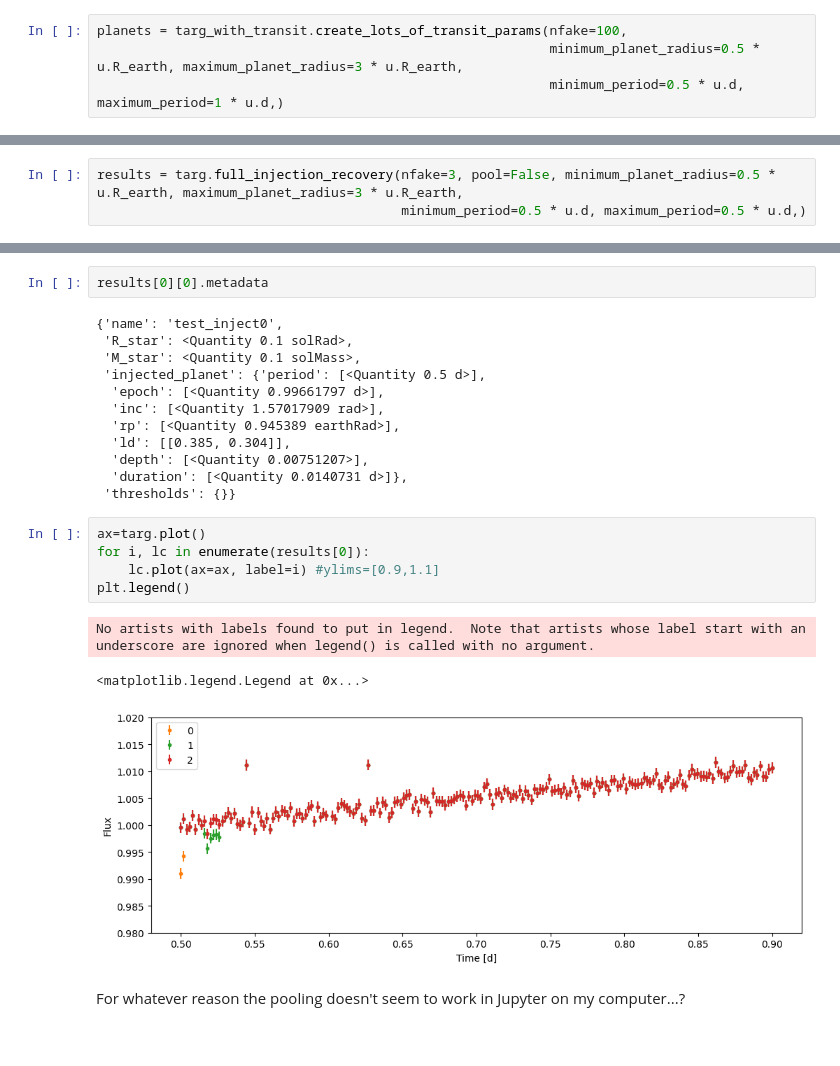
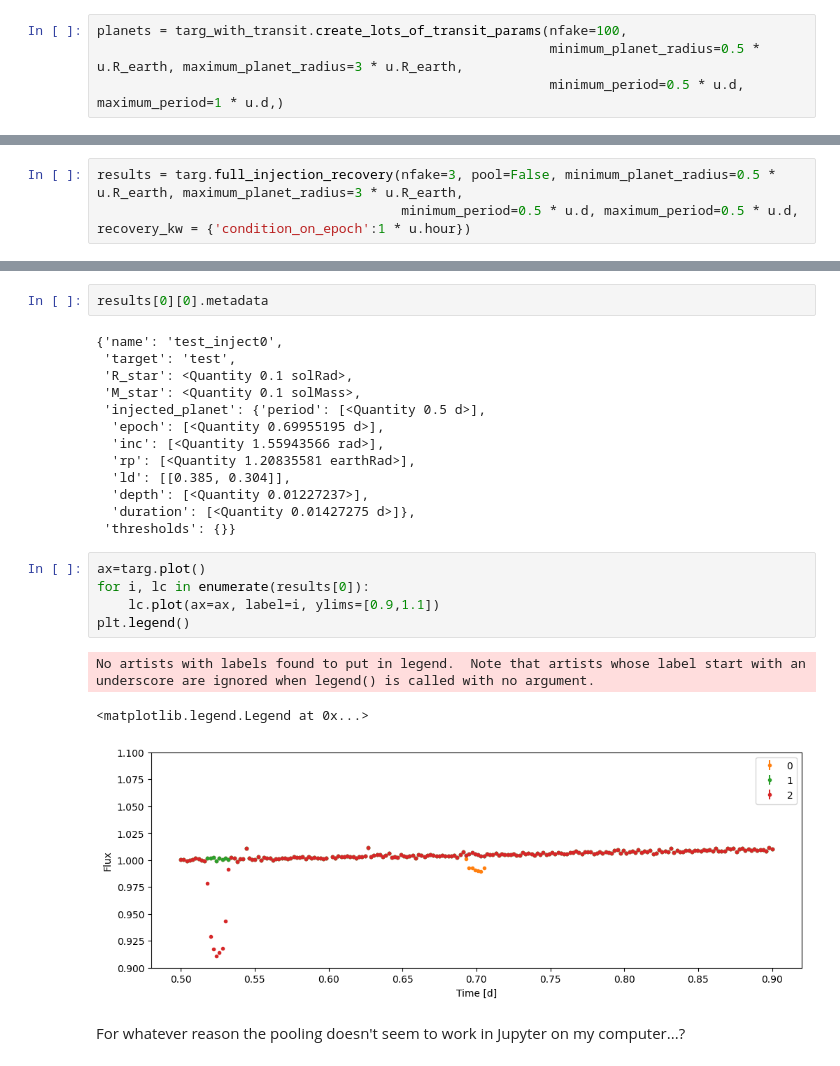
Before and after one commit to catrionamurray/occultence, a Jupyter notebook: occultence/notebooks/test_injecting_transits.ipynb, the cells around one changed output, grey strips where cells are left out. Saved outputs shown, nothing was run; the diff lists cells and outputs as text.

```diff
--- a/occultence/notebooks/test_injecting_transits.ipynb
+++ b/occultence/notebooks/test_injecting_transits.ipynb
@@ -70,5 +71,5 @@ planets
 100 rows × 19 columns
 # %%
 results = targ.full_injection_recovery(nfake=3, pool=False, minimum_planet_radius=0.5 * u.R_earth, maximum_planet_radius=3 * u.R_earth,
-                                       minimum_period=0.5 * u.d, maximum_period=0.5 * u.d,)
+                                       minimum_period=0.5 * u.d, maximum_period=0.5 * u.d, recovery_kw = {'condition_on_epoch':1 * u.hour})
 # %% [output]
@@ -167,25 +153,26 @@ results[4]
 results[0][0].metadata
 # %% [output]
 {'name': 'test_inject0',
+ 'target': 'test',
  'R_star': <Quantity 0.1 solRad>,
  'M_star': <Quantity 0.1 solMass>,
  'injected_planet': {'period': [<Quantity 0.5 d>],
-  'epoch': [<Quantity 0.99661797 d>],
-  'inc': [<Quantity 1.57017909 rad>],
-  'rp': [<Quantity 0.945389 earthRad>],
+  'epoch': [<Quantity 0.69955195 d>],
+  'inc': [<Quantity 1.55943566 rad>],
+  'rp': [<Quantity 1.20835581 earthRad>],
   'ld': [[0.385, 0.304]],
-  'depth': [<Quantity 0.00751207>],
-  'duration': [<Quantity 0.0140731 d>]},
+  'depth': [<Quantity 0.01227237>],
+  'duration': [<Quantity 0.01427275 d>]},
  'thresholds': {}}
 # %%
 ax=targ.plot()
 for i, lc in enumerate(results[0]):
-    lc.plot(ax=ax, label=i) #ylims=[0.9,1.1]
+    lc.plot(ax=ax, label=i, ylims=[0.9,1.1])
 plt.legend()
 # %% [output]
 No artists with labels found to put in legend.  Note that artists whose label start with an underscore are ignored when legend() is called with no argument.
 <matplotlib.legend.Legend at 0x...>
-[figure, old version]
+[figure, new version]
 # %% [markdown]
 For whatever reason the pooling doesn't seem to work in Jupyter on my computer...?
 # %%
```
Also changed, not shown: parts of 9 cells of this notebook, 3 other files.
